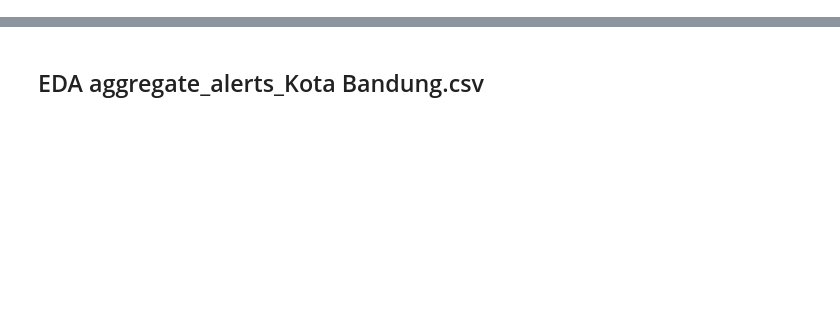
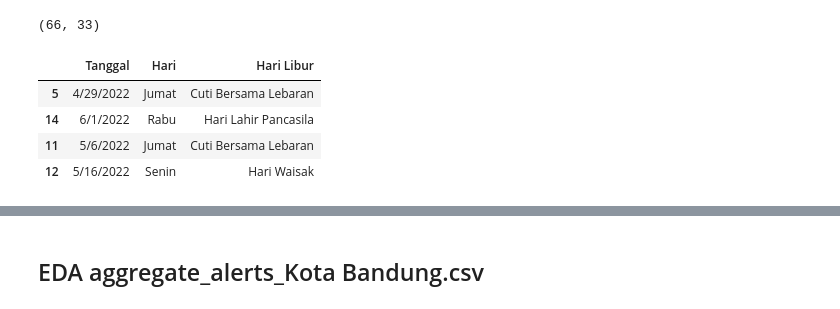
Before and after one commit to fachrulghiffari/DSLS-2023, a Jupyter notebook: Mini Project, Data Science/Notebook/Data Preparation.ipynb, the cells around one changed output, grey strips where cells are left out. Saved outputs shown, nothing was run; the diff lists cells and outputs as text; code cells hidden in the pictures; blank space fills up the shorter version.

```diff
--- a/Mini Project, Data Science/Notebook/Data Preparation.ipynb
+++ b/Mini Project, Data Science/Notebook/Data Preparation.ipynb
@@ -9,0 +111,12 @@ import category_encoders as ce
+# %%
+df_weather.shape
+# %% [output]
+(66, 33)
+# %%
+df_libur.sample(4)
+# %% [output]
+|  | Tanggal | Hari | Hari Libur |
+| 5 | 4/29/2022 | Jumat | Cuti Bersama Lebaran |
+| 14 | 6/1/2022 | Rabu | Hari Lahir Pancasila |
+| 11 | 5/6/2022 | Jumat | Cuti Bersama Lebaran |
+| 12 | 5/16/2022 | Senin | Hari Waisak |
```
Also changed, not shown: parts of 65 cells of this notebook, 1 other file.
